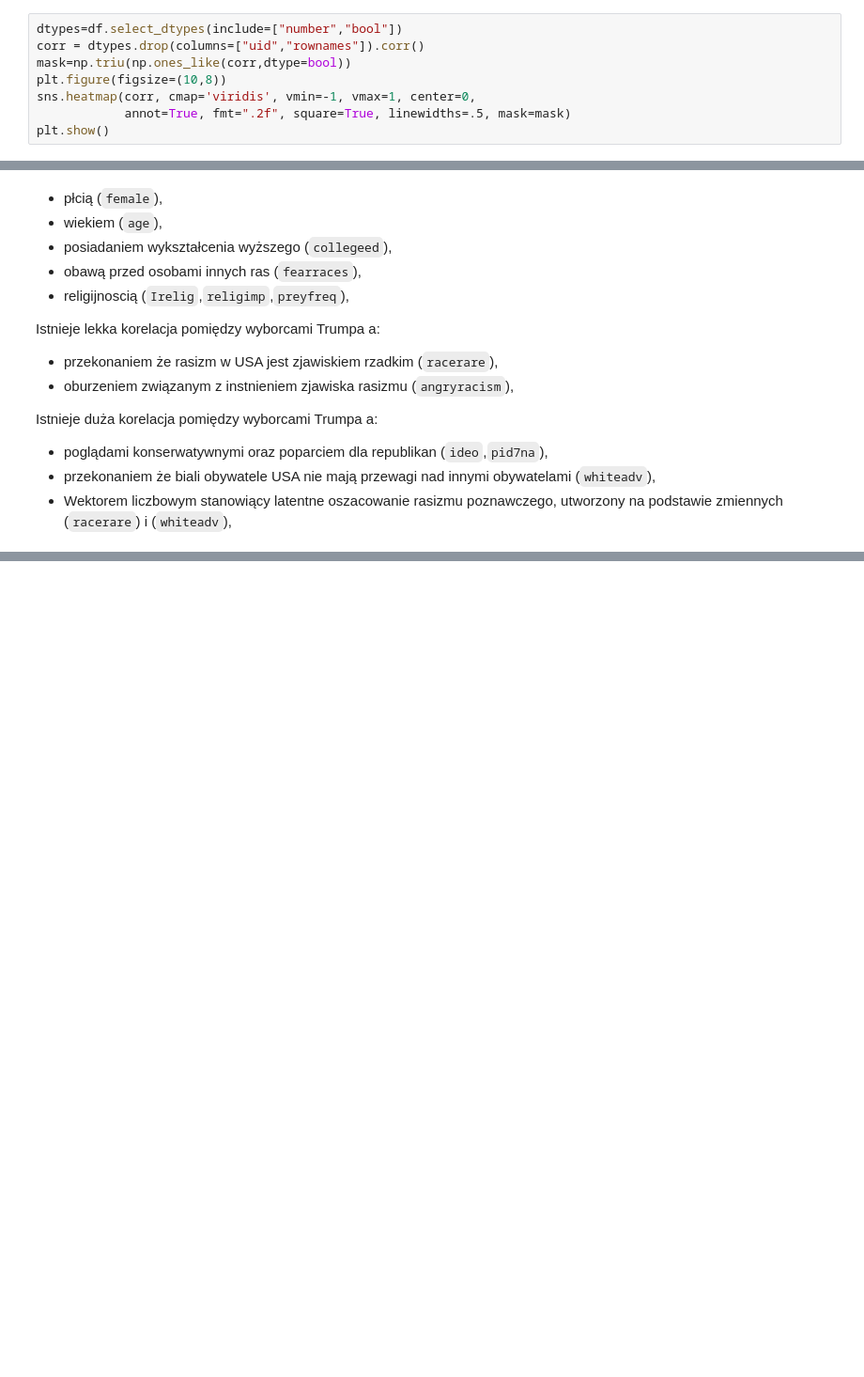
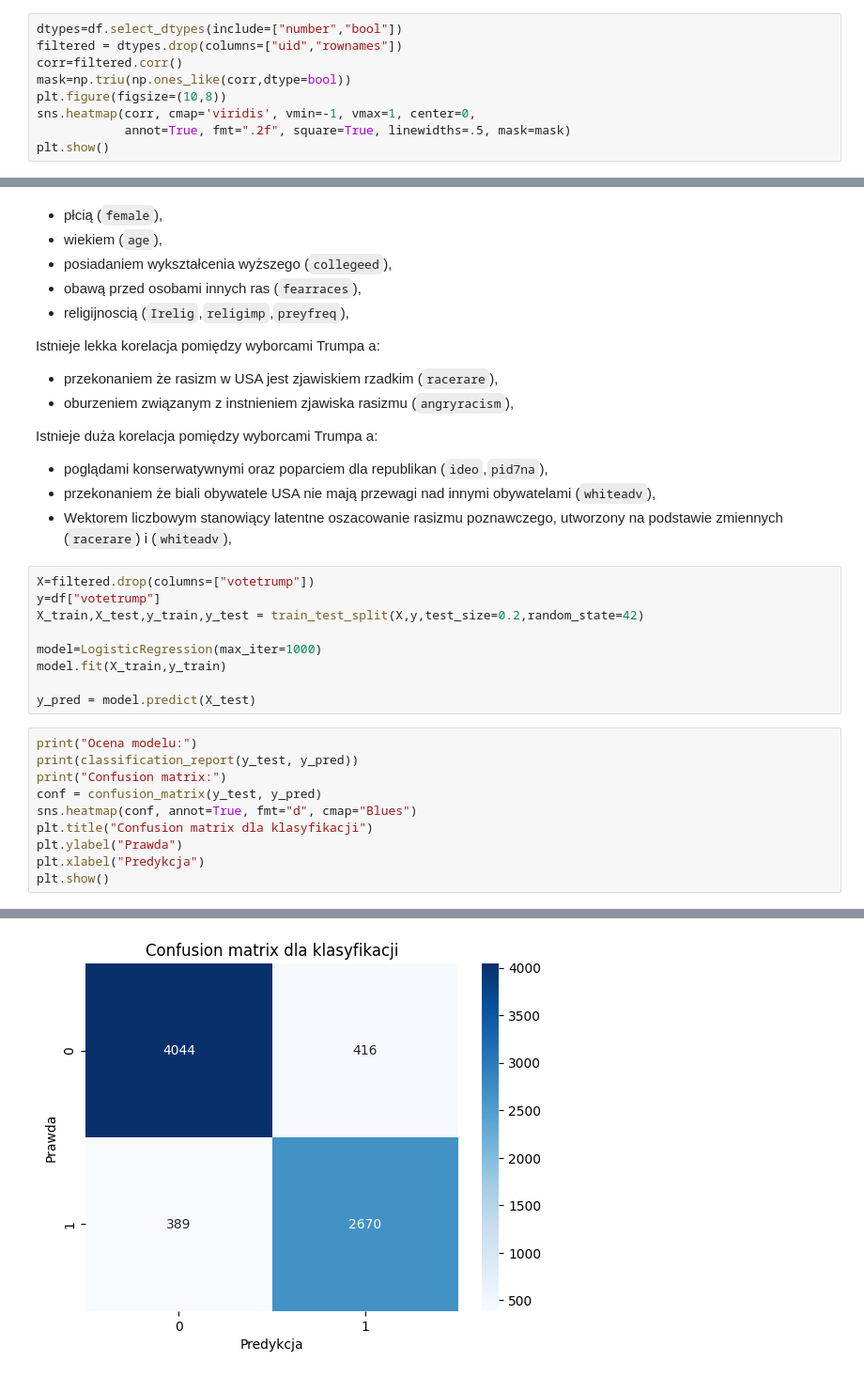
Before and after one commit to pkrzysiekk/trump-voters-data-science, a Jupyter notebook: nod.ipynb, the cells around one changed output, grey strips where cells are left out. Shown at 94% size. Cells and saved outputs as stored; diff of their text form; blank space fills up the shorter version.

Commit message:
Add logistic regression model with scoring

```diff
--- a/nod.ipynb
+++ b/nod.ipynb
@@ -139,7 +141,8 @@ plt.show()
 Podobna liczba kobiet i mężczyzn głosowała na Trumpa
 # %%
 dtypes=df.select_dtypes(include=["number","bool"])
-corr = dtypes.drop(columns=["uid","rownames"]).corr()
+filtered = dtypes.drop(columns=["uid","rownames"])
+corr=filtered.corr()
 mask=np.triu(np.ones_like(corr,dtype=bool))
 plt.figure(figsize=(10,8))
 sns.heatmap(corr, cmap='viridis', vmin=-1, vmax=1, center=0,
@@ -166,3 +169,23 @@ Istnieje duża korelacja pomiędzy wyborcami Trumpa a:
 - poglądami konserwatywnymi oraz poparciem dla republikan (`ideo`,`pid7na`),
 - przekonaniem że biali obywatele USA nie mają przewagi nad innymi obywatelami (`whiteadv`),
 - Wektorem liczbowym stanowiący latentne oszacowanie rasizmu poznawczego, utworzony na podstawie zmiennych (`racerare`) i (`whiteadv`),
+# %%
+X=filtered.drop(columns=["votetrump"])
+y=df["votetrump"]
+X_train,X_test,y_train,y_test = train_test_split(X,y,test_size=0.2,random_state=42)
+
+model=LogisticRegression(max_iter=1000)
+model.fit(X_train,y_train)
+
+y_pred = model.predict(X_test)
+# %%
+print("Ocena modelu:")
+print(classification_report(y_test, y_pred))
+print("Confusion matrix:")
+conf = confusion_matrix(y_test, y_pred)
+sns.heatmap(conf, annot=True, fmt="d", cmap="Blues")
+plt.title("Confusion matrix dla klasyfikacji")
+plt.ylabel("Prawda")
+plt.xlabel("Predykcja")
+plt.show()
+# %% [output]
@@ -168,0 +203 @@ Istnieje duża korelacja pomiędzy wyborcami Trumpa a:
+[figure, added]
```
Also changed, not shown: parts of 2 cells of this notebook.
